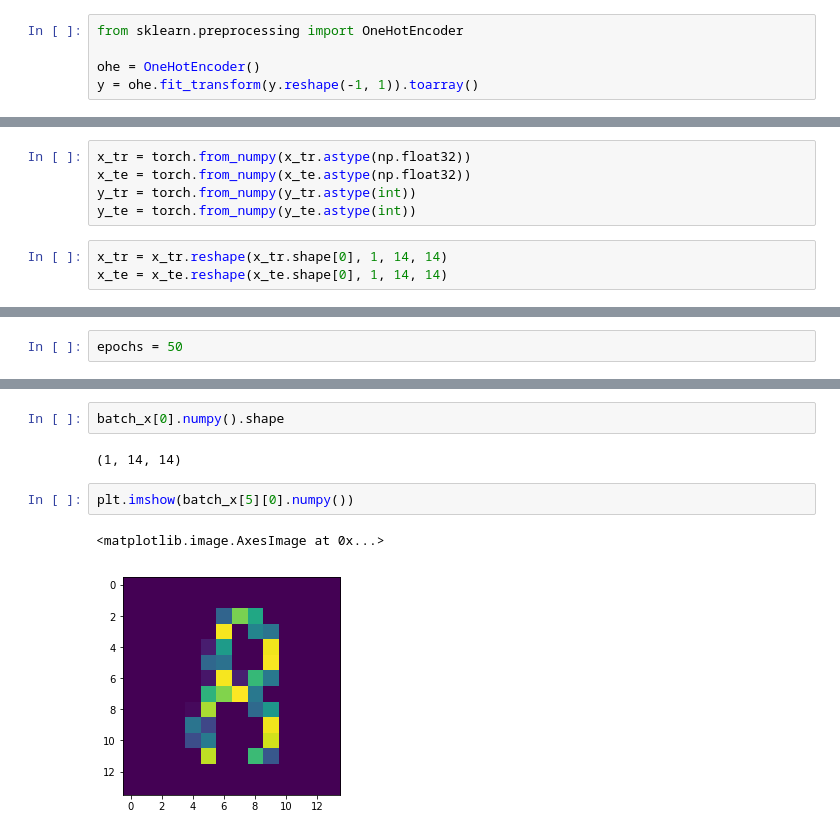
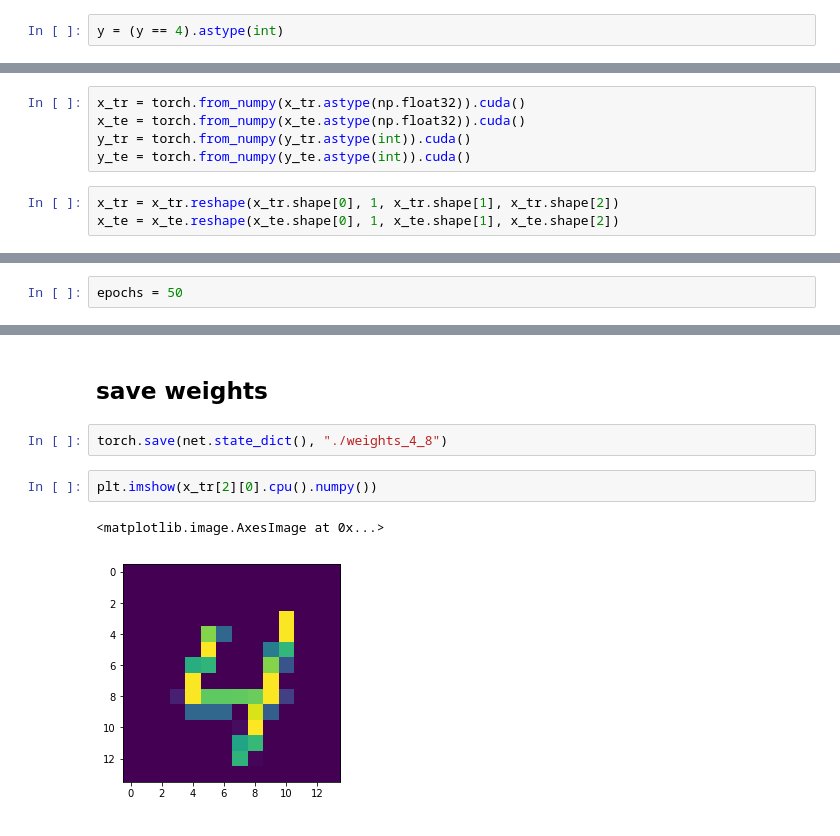
Before and after one commit to rykachevskiy/239, a Jupyter notebook: 8.CNN/Conv torch.ipynb, the cells around one changed output, grey strips where cells are left out. Cells and saved outputs as stored; diff of their text form.

```diff
--- a/8.CNN/Conv torch.ipynb
+++ b/8.CNN/Conv torch.ipynb
@@ -71,10 +75,7 @@ mask = np.logical_or(y_all == 4, y_all == 8)
 # %%
 x,y = x_all[mask], y_all[mask]
-# %%
-from sklearn.preprocessing import OneHotEncoder
-
-ohe = OneHotEncoder()
-y = ohe.fit_transform(y.reshape(-1, 1)).toarray()
+# %%
+y = (y == 4).astype(int)
 # %%
 x = x.reshape(-1, 28,28)[:,::2,::2]
 # %%
@@ -82,10 +83,10 @@ from sklearn.model_selection import train_test_split
 
 x_tr, x_te, y_tr, y_te = train_test_split(x, y)
 # %%
-x_tr = torch.from_numpy(x_tr.astype(np.float32))
-x_te = torch.from_numpy(x_te.astype(np.float32))
-y_tr = torch.from_numpy(y_tr.astype(int))
-y_te = torch.from_numpy(y_te.astype(int))
+x_tr = torch.from_numpy(x_tr.astype(np.float32)).cuda()
+x_te = torch.from_numpy(x_te.astype(np.float32)).cuda()
+y_tr = torch.from_numpy(y_tr.astype(int)).cuda()
+y_te = torch.from_numpy(y_te.astype(int)).cuda()
 # %%
-x_tr = x_tr.reshape(x_tr.shape[0], 1, 14, 14)
-x_te = x_te.reshape(x_te.shape[0], 1, 14, 14)
+x_tr = x_tr.reshape(x_tr.shape[0], 1, x_tr.shape[1], x_tr.shape[2])
+x_te = x_te.reshape(x_te.shape[0], 1, x_te.shape[1], x_te.shape[2])
@@ -157,9 +153,9 @@ KeyboardInterrupt:
-# %%
-batch_x[0].numpy().shape
-# %% [output]
-(1, 14, 14)
+# %% [markdown]
+## save weights
+# %%
+torch.save(net.state_dict(), "./weights_4_8")
 # %%
-plt.imshow(batch_x[5][0].numpy())
+plt.imshow(x_tr[2][0].cpu().numpy())
 # %% [output]
 <matplotlib.image.AxesImage at 0x...>
-[figure, old version]
+[figure, new version]
```
Also changed, not shown: parts of 12 cells of this notebook, 1 other file.
